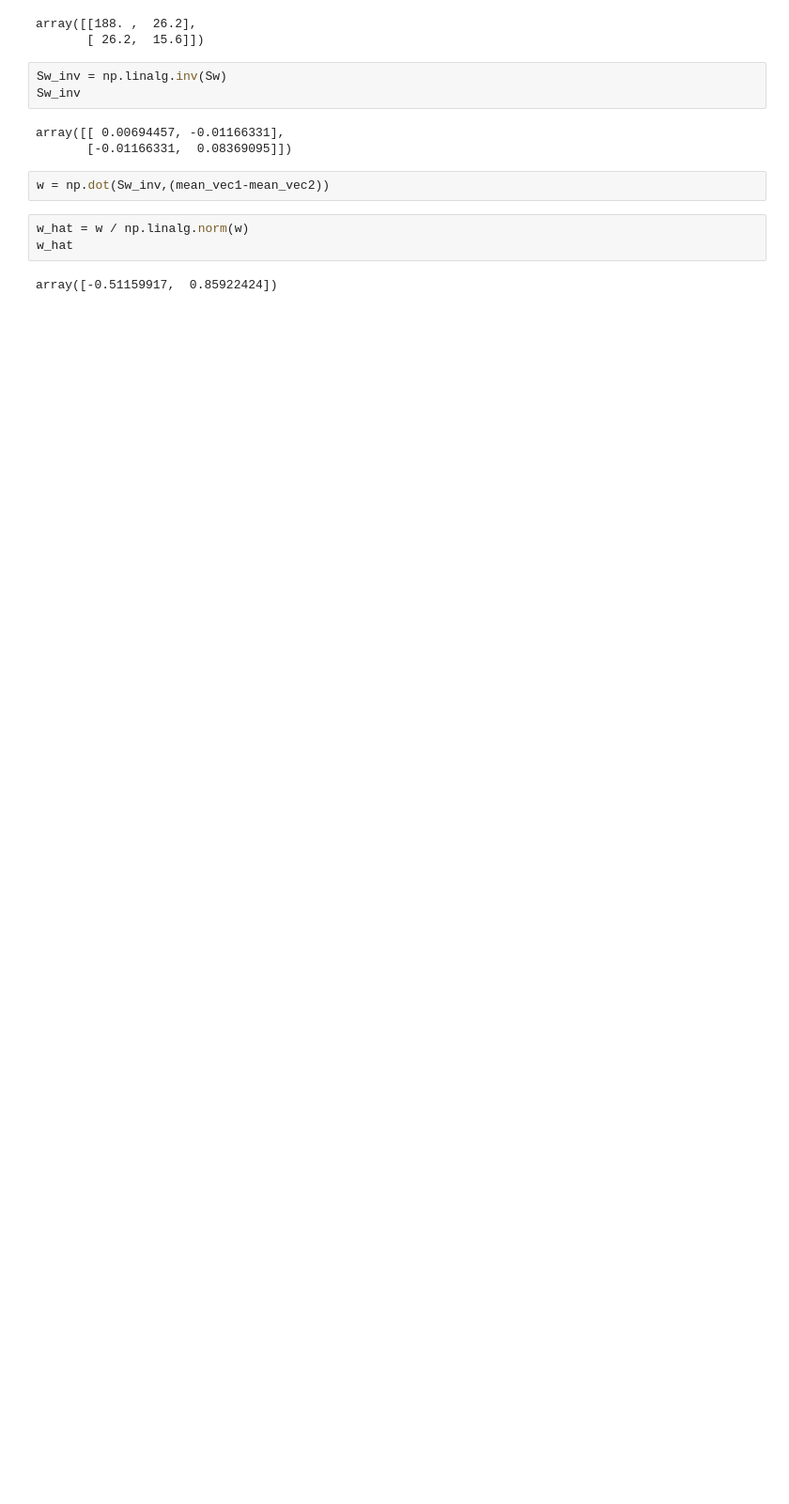
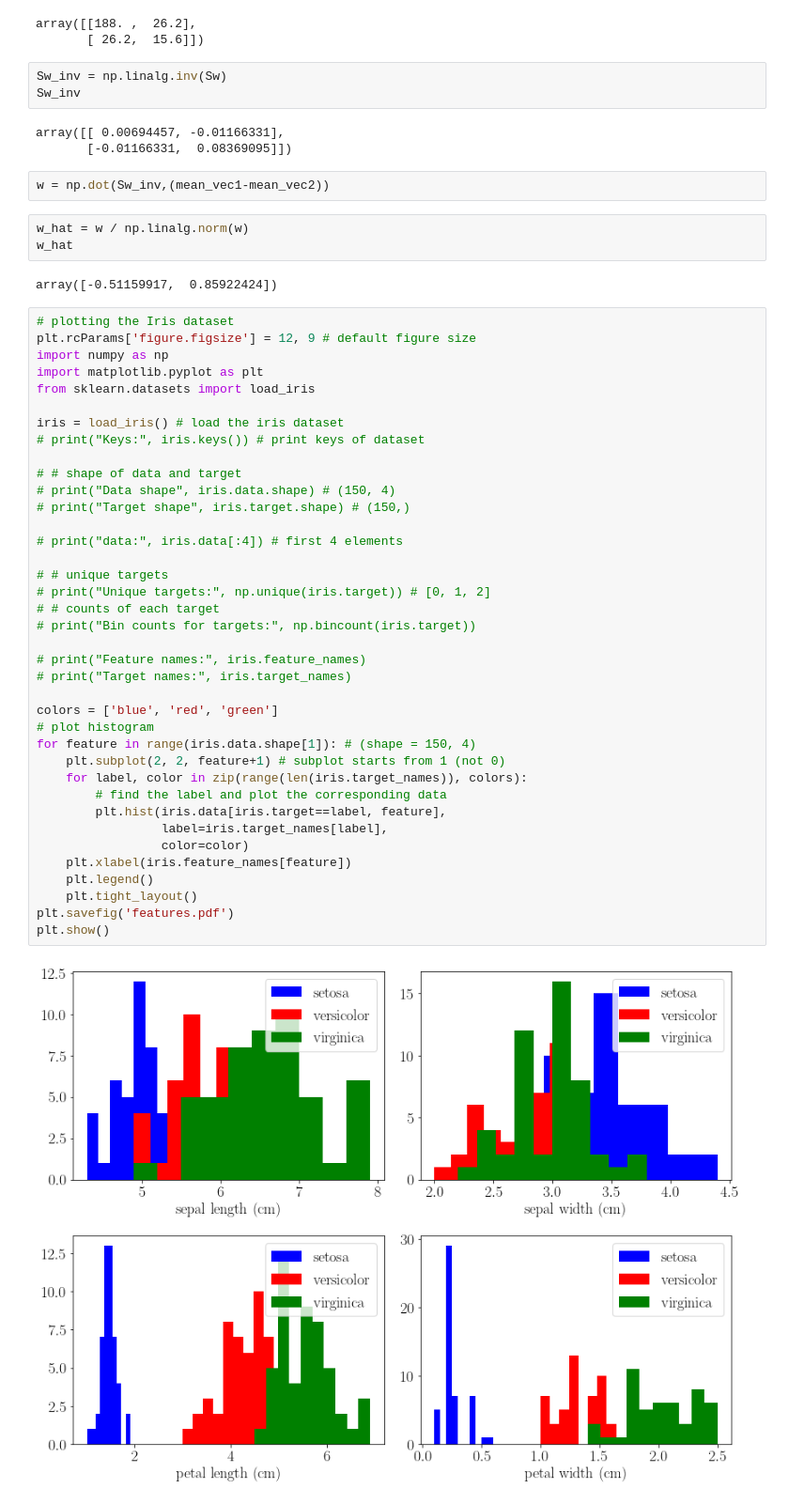
Before and after one commit to erkundanec/PatternClassification, a Jupyter notebook: 05_DiscriminantAnalysis/SmallExample_PCA.ipynb, the cells around one changed output. Shown at 94% size. Cells and saved outputs as stored; diff of their text form; blank space fills up the shorter version.

```diff
--- a/05_DiscriminantAnalysis/SmallExample_PCA.ipynb
+++ b/05_DiscriminantAnalysis/SmallExample_PCA.ipynb
@@ -285,3 +345,43 @@ w_hat = w / np.linalg.norm(w)
 w_hat
 # %% [output]
 array([-0.51159917,  0.85922424])
+# %%
+# plotting the Iris dataset
+plt.rcParams['figure.figsize'] = 12, 9 # default figure size
+import numpy as np
+import matplotlib.pyplot as plt
+from sklearn.datasets import load_iris
+
+iris = load_iris() # load the iris dataset
+# print("Keys:", iris.keys()) # print keys of dataset
+
+# # shape of data and target
+# print("Data shape", iris.data.shape) # (150, 4)
+# print("Target shape", iris.target.shape) # (150,)
+
+# print("data:", iris.data[:4]) # first 4 elements
+
+# # unique targets
+# print("Unique targets:", np.unique(iris.target)) # [0, 1, 2]
+# # counts of each target
+# print("Bin counts for targets:", np.bincount(iris.target))
+
+# print("Feature names:", iris.feature_names)
+# print("Target names:", iris.target_names)
+
+colors = ['blue', 'red', 'green']
+# plot histogram
+for feature in range(iris.data.shape[1]): # (shape = 150, 4)
+    plt.subplot(2, 2, feature+1) # subplot starts from 1 (not 0)
+    for label, color in zip(range(len(iris.target_names)), colors):
+        # find the label and plot the corresponding data
+        plt.hist(iris.data[iris.target==label, feature],
+                 label=iris.target_names[label],
+                 color=color)
+    plt.xlabel(iris.feature_names[feature])
+    plt.legend()
+    plt.tight_layout()
+plt.savefig('features.pdf')
+plt.show()
+# %% [output]
+[figure, added]
```
Also changed, not shown: parts of 11 cells of this notebook.
